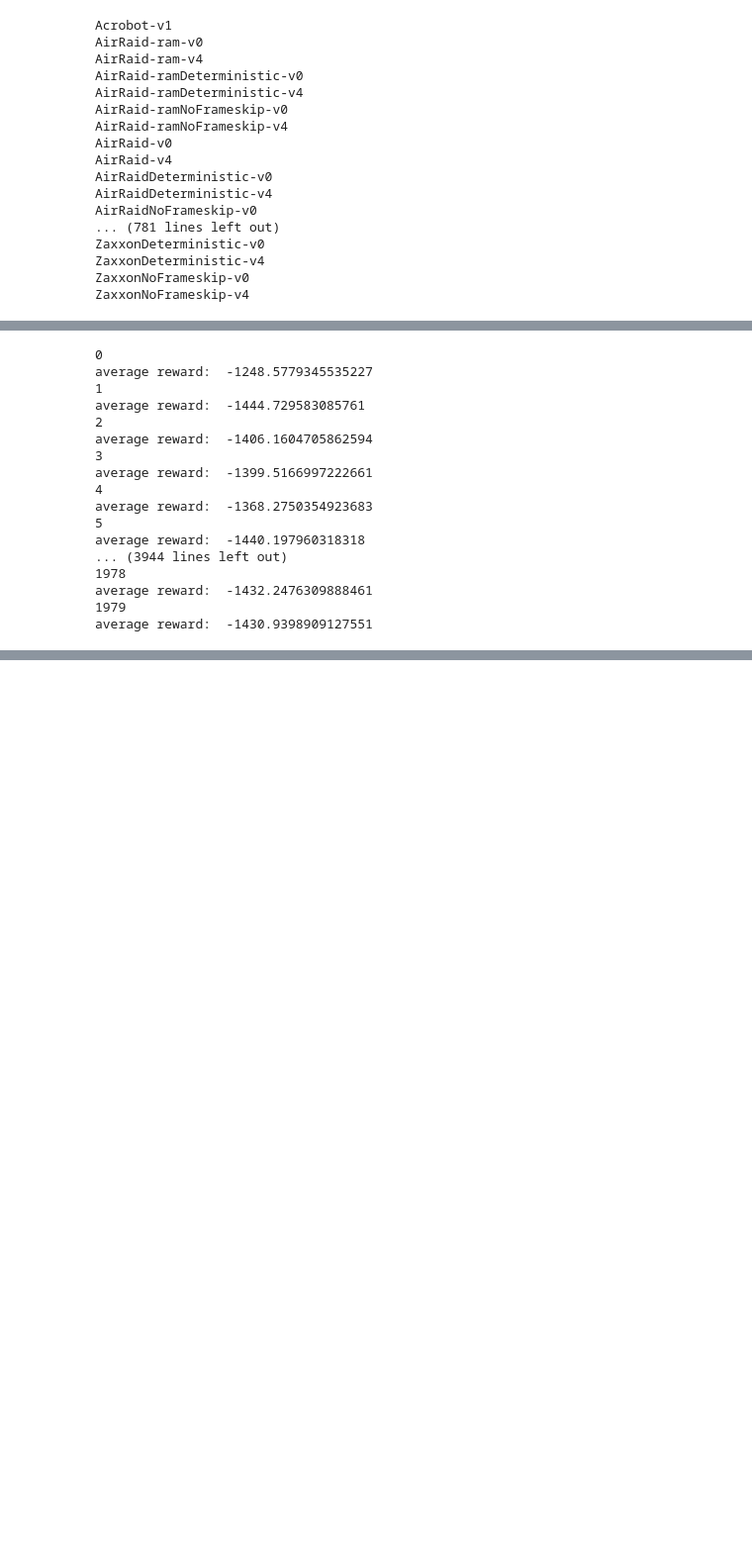
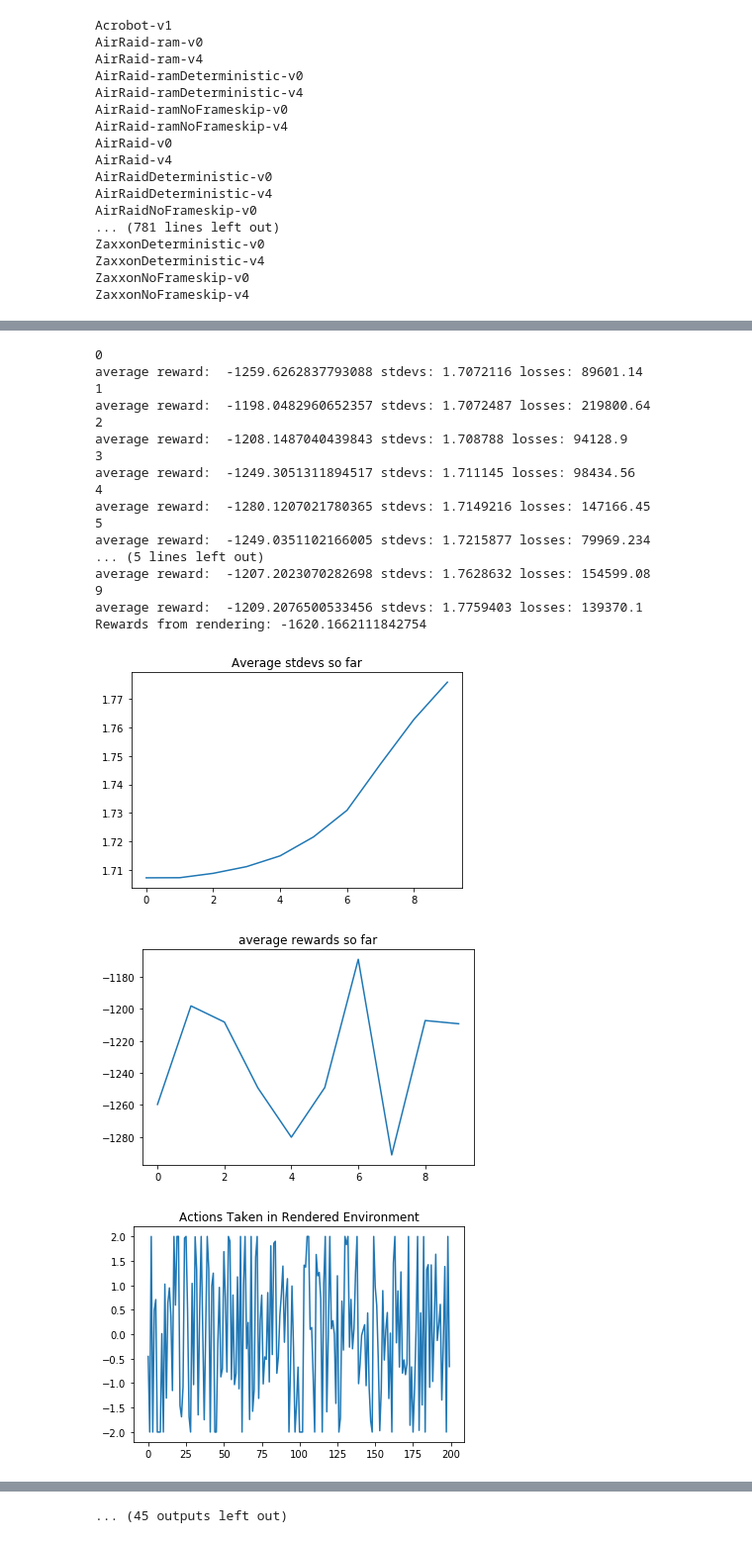
Before and after one commit to therealjtgill/deeprlexperiments, a Jupyter notebook: a2ctestcontinuous.ipynb, the cells around one changed output, grey strips where cells are left out. Shown at 99% size. Saved outputs shown, nothing was run; the diff lists cells and outputs as text; code cells hidden in the pictures; blank space fills up the shorter version.

Commit message:
Added entropy bonus to loss function, added prediction of uncertainty from network. Capped gradient norms to 2.

```diff
--- a/a2ctestcontinuous.ipynb
+++ b/a2ctestcontinuous.ipynb
@@ -170,6 +177,25 @@ def accumulateData(env, agent, max_steps=1000, max_rollouts=50):
         actions.append(ep_actions)
         rewards.append(ep_rewards)
     return states, actions, rewards
+# %%
+def renderAgent(env, agent):
+    state_t = env.reset()
+    rewards = 0
+    actions = []
+    while i < 1000:
+        action_t = np.random.normal(loc=agent.predict(state_t)[0][0], scale=agent.predict(state_t)[1][0])
+        #print(ep_action_t)
+        action_t = min(max(action_t, [-2.0]), [2.0])
+        actions.append(action_t)
+        #print(ep_action_t)
+        state_tp1, reward_tp1, done, _ = env.step(action_t)
+        rewards += reward_tp1
+        env.render()
+        state_t = state_tp1
+        if done:
+            print("Rewards from rendering:", rewards)
+            break
+    return actions
 # %%
 #print(type(gym.envs.registry.all()))
 env_ids = [espec.id for espec in gym.envs.registry.all()]
@@ -210,5 +239,6 @@ Box(1,)
 # %%
 average_rewards = []
+average_stdevs = []
 for i in range(10000):
     states, actions, rewards = accumulateData(pendulum, agent)
     #print(actions[0:10])
@@ -216,44 +246,67 @@ for i in range(10000):
     states_pro = []
     actions_pro = []
     rewards_pro = []
+    if i % 10 == 0 and i > 0:
+
+        plt.figure()
+        plt.plot(average_stdevs)
+        plt.title("Average stdevs so far")
+        plt.figure()
+        plt.plot(average_rewards)
+        plt.title("average rewards so far")
+
+        plottable_actions = renderAgent(pendulum, agent)
+        plt.figure()
+        plt.plot(plottable_actions)
+        plt.title("Actions Taken in Rendered Environment")
+        plt.show()
+        plt.close()
     for j in range(len(actions)):
         ret = prepSarData(actions[j], states[j], rewards[j])
         mean_reward = np.average(ret[1])
         stdev_reward = np.std(ret[1])
         states_pro.append(ret[0])
         #actions_pro.append((ret[1] - mean_reward)/stdev_reward)
         actions_pro.append(ret[1])
         rewards_pro.append(ret[2])
         #print(ret[0].shape, ret[1].shape, ret[2].shape)
         #for k in range(10):
         #    agent.trainSarBatches(ret[0], ret[1], ret[2])
-    for k in range(10):
+    for k in range(5):
         train_index = np.random.choice(a=range(len(states_pro)))
-        agent.trainSarBatches(states_pro[train_index], actions_pro[train_index], rewards_pro[train_index])
+        ret = agent.trainSarBatches(states_pro[train_index], actions_pro[train_index], rewards_pro[train_index])
+        if np.isnan(ret[0]):
+            print("Received nan loss, stopping training.")
+            pendulum.close()
+            sys.exit(-1)
     print(i)
     average_reward = np.average([sum(r) for r in rewards])
-    print("average reward: ", average_reward)
+    print("average reward: ", average_reward, "stdevs:", np.average(np.squeeze(ret[2])), "losses:", np.average(np.squeeze(ret[0])))
+    average_stdevs.append(np.average(np.squeeze(ret[2])))
     average_rewards.append(average_reward)
 
 plt.figure()
 plt.plot(average_rewards)
 plt.show()
 pendulum.close()
 # %% [output]
 0
-average reward:  -1248.5779345535227
+average reward:  -1259.6262837793088 stdevs: 1.7072116 losses: 89601.14
 1
-average reward:  -1444.729583085761
+average reward:  -1198.0482960652357 stdevs: 1.7072487 losses: 219800.64
 2
-average reward:  -1406.1604705862594
+average reward:  -1208.1487040439843 stdevs: 1.708788 losses: 94128.9
 3
-average reward:  -1399.5166997222661
+average reward:  -1249.3051311894517 stdevs: 1.711145 losses: 98434.56
 4
-average reward:  -1368.2750354923683
+average reward:  -1280.1207021780365 stdevs: 1.7149216 losses: 147166.45
 5
-average reward:  -1440.197960318318
-... (3944 lines left out)
-1978
-average reward:  -1432.2476309888461
-1979
-average reward:  -1430.9398909127551
+average reward:  -1249.0351102166005 stdevs: 1.7215877 losses: 79969.234
+... (5 lines left out)
+average reward:  -1207.2023070282698 stdevs: 1.7628632 losses: 154599.08
+9
+average reward:  -1209.2076500533456 stdevs: 1.7759403 losses: 139370.1
+Rewards from rendering: -1620.1662111842754
+[figure, added]
+[figure, added]
+[figure, added]
@@ -259,0 +353 @@ average reward:  -1430.9398909127551
+... (45 outputs left out)
```
Also changed, not shown: parts of 7 cells of this notebook.
